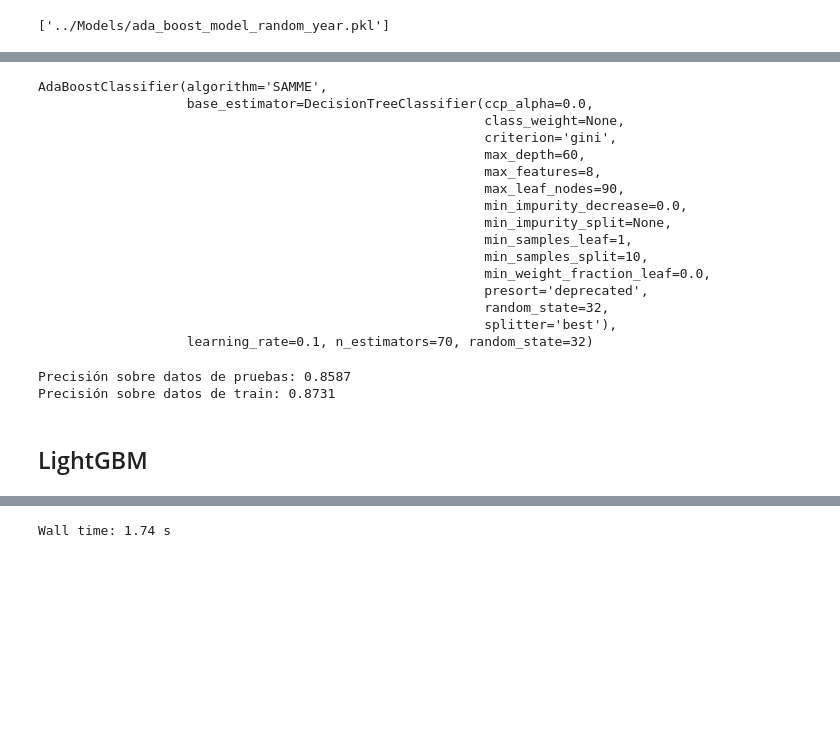
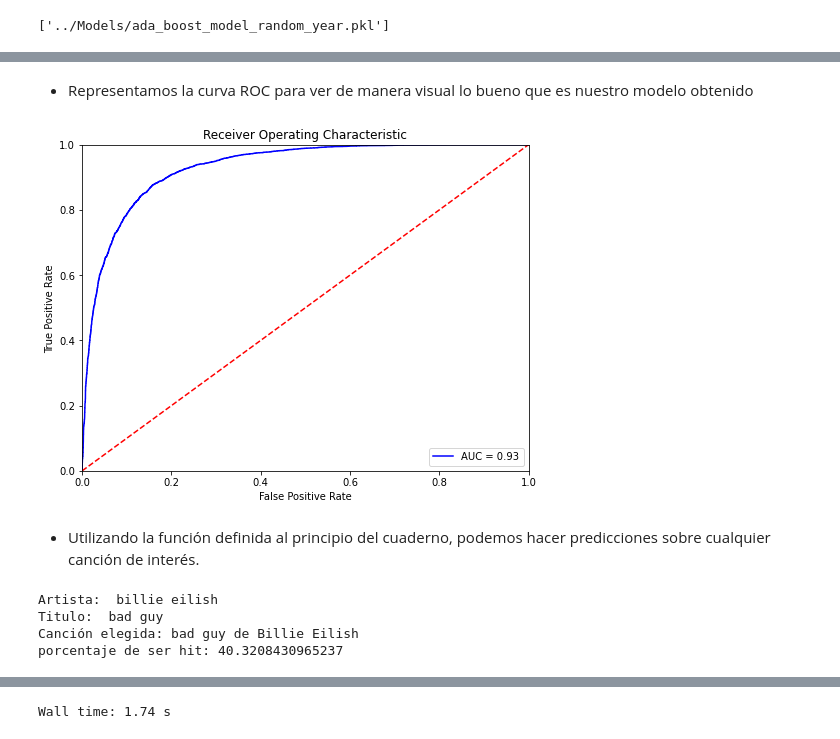
Before and after one commit to luislgm/Music_Hit_Predictor_TFM, a Jupyter notebook: Predictive_Modelling/2_looking_predictive_model.ipynb, the cells around one changed output, grey strips where cells are left out. Cells and saved outputs as stored; diff of their text form; code cells hidden in the pictures; blank space fills up the shorter version.

```diff
--- a/Predictive_Modelling/2_looking_predictive_model.ipynb
+++ b/Predictive_Modelling/2_looking_predictive_model.ipynb
@@ -1303,29 +1264,29 @@ plt.barh(["year","danceability","energy","loudness","speechiness","acousticness"
-# %%
-ada_new.fit(X_train_ada,y_train_ada)
-# %% [output]
-AdaBoostClassifier(algorithm='SAMME',
-                   base_estimator=DecisionTreeClassifier(ccp_alpha=0.0,
-                                                         class_weight=None,
-                                                         criterion='gini',
-                                                         max_depth=60,
-                                                         max_features=8,
-                                                         max_leaf_nodes=90,
-                                                         min_impurity_decrease=0.0,
-                                                         min_impurity_split=None,
-                                                         min_samples_leaf=1,
-                                                         min_samples_split=10,
-                                                         min_weight_fraction_leaf=0.0,
-                                                         presort='deprecated',
-                                                         random_state=32,
-                                                         splitter='best'),
-                   learning_rate=0.1, n_estimators=70, random_state=32)
-# %%
-print("Precisión sobre datos de pruebas: {:.4f}"
-      .format(ada_new.score(X_test_ada, y_test_ada)))
-print("Precisión sobre datos de train: {:.4f}"
-      .format(ada_new.score(X_train_ada, y_train_ada)))
-# %% [output]
-Precisión sobre datos de pruebas: 0.8587
-Precisión sobre datos de train: 0.8731
-# %% [markdown]
-## LightGBM
+# %% [markdown]
+- Representamos la curva ROC para ver de manera visual lo bueno que es nuestro modelo obtenido
+# %%
+probs = best_ada.predict_proba(X_test)
+preds = probs[:,1]
+fpr, tpr, threshold = metrics.roc_curve(y_test, preds)
+roc_auc = metrics.auc(fpr, tpr)
+
+plt.title('Receiver Operating Characteristic')
+plt.plot(fpr, tpr, 'b', label = 'AUC = %0.2f' % roc_auc)
+plt.legend(loc = 'lower right')
+plt.plot([0, 1], [0, 1],'r--')
+plt.xlim([0, 1])
+plt.ylim([0, 1])
+plt.ylabel('True Positive Rate')
+plt.xlabel('False Positive Rate')
+plt.show()
+# %% [output]
+[figure, added]
+# %% [markdown]
+- Utilizando la función definida al principio del cuaderno, podemos hacer predicciones sobre cualquier canción de interés.
+# %%
+score = best_ada.predict_proba(find_song_year())
+print('porcentaje de ser hit:', score[0][1]*100)
+# %% [output]
+Artista:  billie eilish
+Titulo:  bad guy
+Canción elegida: bad guy de Billie Eilish
+porcentaje de ser hit: 40.3208430965237
```
Also changed, not shown: parts of 127 cells of this notebook, 2 other files.
